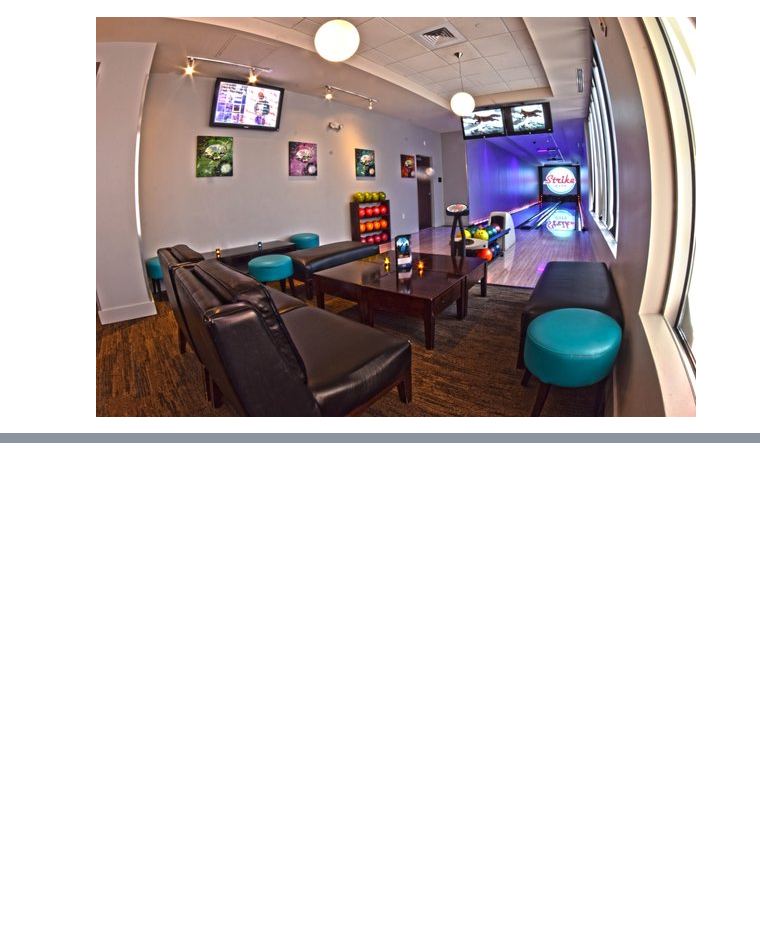
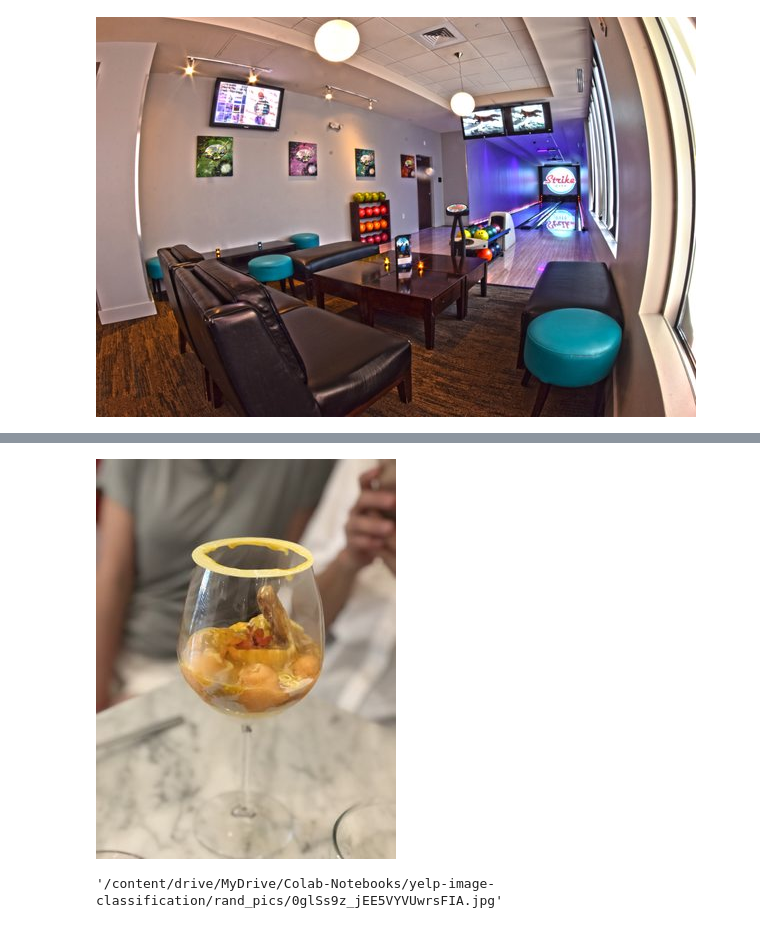
Before and after one commit to sathwikkes/Yelp-Image-Classification, a Jupyter notebook: data_wrangling.ipynb, the cells around one changed output, grey strips where cells are left out. Saved outputs shown, nothing was run; the diff lists cells and outputs as text; code cells hidden in the pictures; blank space fills up the shorter version.

```diff
--- a/data_wrangling.ipynb
+++ b/data_wrangling.ipynb
@@ -148,0 +181,8 @@ cv2_imshow(img)
+# %%
+cv2_imshow(img2)
+# %% [output]
+[figure, added]
+# %%
+df.loc[1167]['path']
+# %% [output]
+'/content/drive/MyDrive/Colab-Notebooks/yelp-image-classification/rand_pics/0glSs9z_jEE5VYVUwrsFIA.jpg'
```
Also changed, not shown: parts of 25 cells of this notebook.
